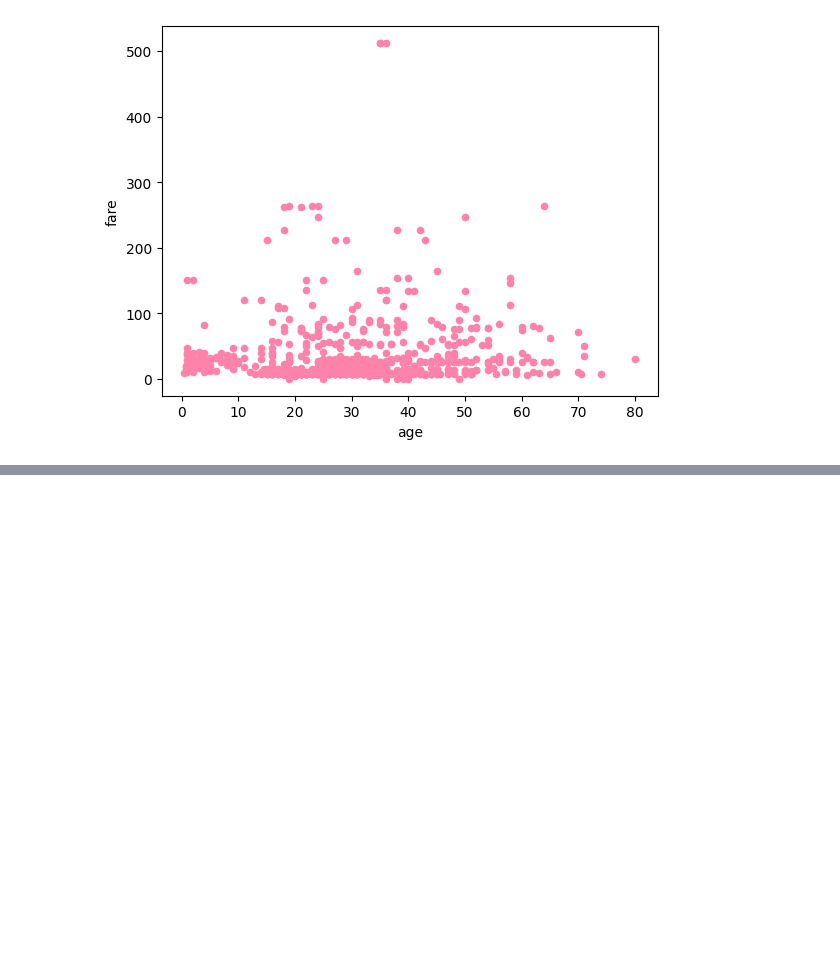
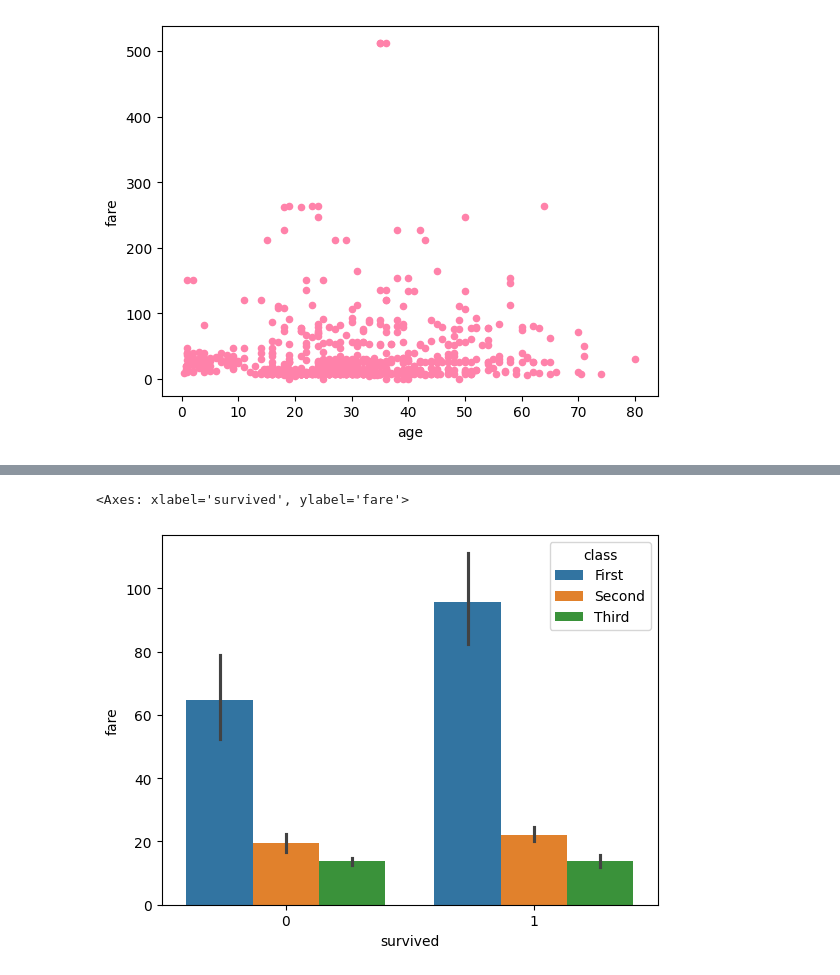
Before and after one commit to shahraibali/AI---DS, a Jupyter notebook: pandas_tips_tricks/data_visulization.ipynb, the cells around one changed output, grey strips where cells are left out. Saved outputs shown, nothing was run; the diff lists cells and outputs as text; code cells hidden in the pictures; blank space fills up the shorter version.

Commit message:
Data Visulizations

```diff
--- a/pandas_tips_tricks/data_visulization.ipynb
+++ b/pandas_tips_tricks/data_visulization.ipynb
@@ -25,0 +42,7 @@ df.plot(kind='scatter',x='age',y='fare',color='#FF82AA')
+# %%
+# seaborn plots
+# bar plot using seaborn on df
+sns.barplot(data=df,x='survived',y='fare',hue='class')
+# %% [output]
+<Axes: xlabel='survived', ylabel='fare'>
+[figure, added]
```
Also changed, not shown: parts of 11 cells of this notebook.
